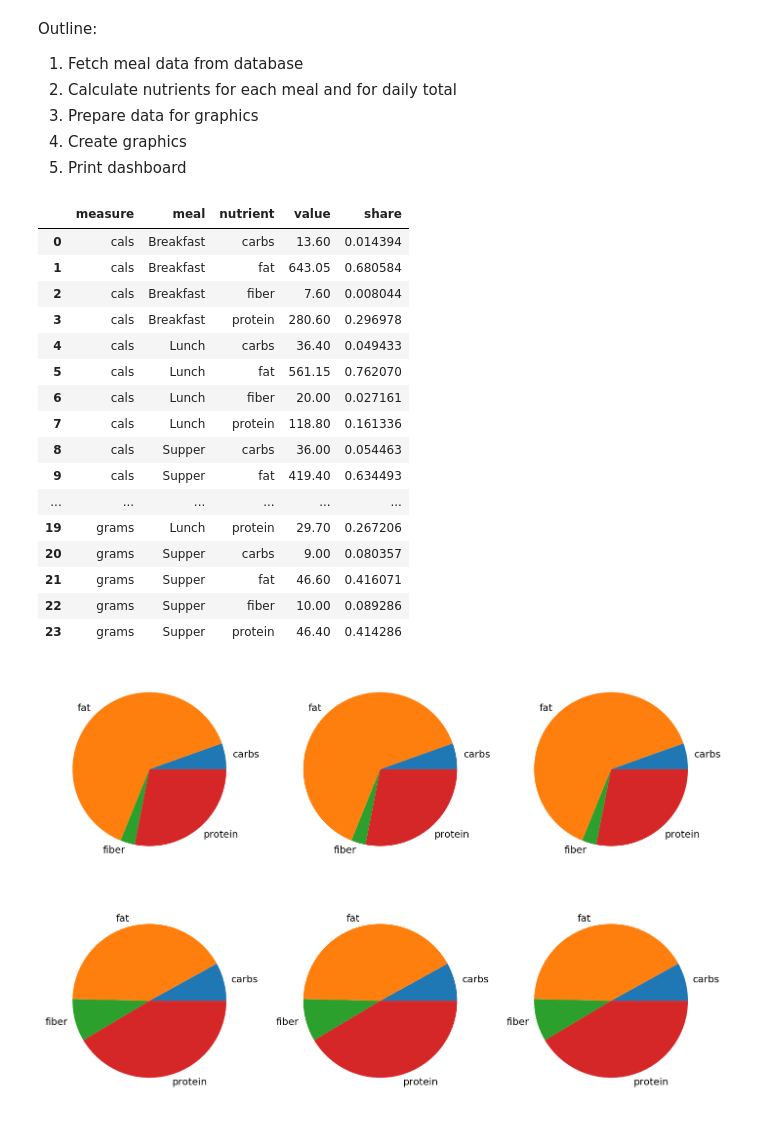
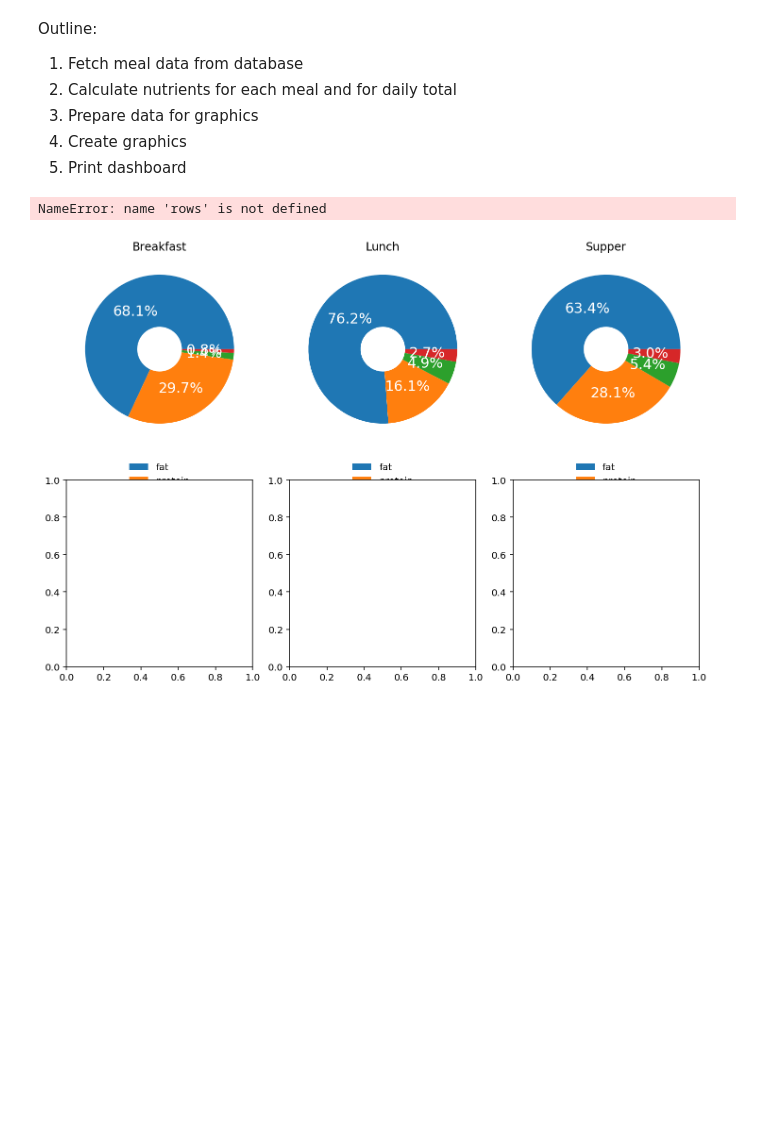
Before and after one commit to fabiangunzinger/learning, a Jupyter notebook: food-data/foods.ipynb, the cells around one changed output. Cells and saved outputs as stored; diff of their text form; code cells hidden in the pictures; blank space fills up the shorter version.

Commit message:
Nice figures

```diff
--- a/food-data/foods.ipynb
+++ b/food-data/foods.ipynb
@@ -247,7 +247,7 @@ def calc_nuts(meals, add_total=True):
                     var_name='measure')
               .groupby('measure')
               .apply(calc_share)
-              .assign(nutrient = pd.Categorical(lambda ))
+              .assign(nutrient = lambda df: pd.Categorical(df.nutrient, ['fat', 'protein', 'carbs', 'fiber']))
 #               .melt(id_vars=['ingredient', 'nutrient', 'measure'],
 #                     var_name='metric')
              )
@@ -263,54 +263,46 @@ def calc_nuts(meals, add_total=True):
     pieces = []
     for meal in nuts:
         df = nuts[meal]
         df['meal'] = meal
         pieces.append(df)
 
     return pd.concat(pieces)
 
 
 def make_meals_data(data):
     return data.groupby(['measure', 'meal', 'nutrient'], as_index=False).sum()
     return data
 
 
 nuts = calc_nuts(meals, add_total=False)
 meals_data = make_meals_data(nuts)
 # nuts_data = make_nuts_data(nuts)
 
 # Need to correct shares in daily total, which sum to n meals rather than 1
 
 data = meals_data
 
 nrows = data.measure.nunique()
 ncols = data.meal.nunique()
 
 fig, ax = plt.subplots(nrows, ncols, figsize=(12, 8))
 
 for row, measure in enumerate(data.measure.unique()):
-    for col, meaa in enumerate(data.meal.unique()):
+    for col, meal in enumerate(data.meal.unique()):
         d = data.loc[(data.measure == measure) & (data.meal == meal)]
-        ax[row, col].pie(d.share, labels=d.nutrient);
-data
+        ax[row, col].pie(d.share, labels=d.nutrient, autopct='%1.1f%%',
+                               textprops=dict(color='white', size=15),
+                               wedgeprops=dict(width=.7))
+        ax[row, col].set(title=meal)
+        ax[row, col].legend(d.nutrient, loc='lower center', borderpad=-8, framealpha=0)
+
+    legend_labs = [data.nutrients.unique().capitalize().replace('_', ' ') for r in rows]
+    fig.legend(legend_labs, loc='lower center', ncol=4, fontsize=20,
+               framealpha=0, borderpad=0)
+    fig.tight_layout();
 # %% [output]
-|  | measure | meal | nutrient | value | share |
-| 0 | cals | Breakfast | carbs | 13.60 | 0.014394 |
-| 1 | cals | Breakfast | fat | 643.05 | 0.680584 |
-| 2 | cals | Breakfast | fiber | 7.60 | 0.008044 |
-| 3 | cals | Breakfast | protein | 280.60 | 0.296978 |
-| 4 | cals | Lunch | carbs | 36.40 | 0.049433 |
-| 5 | cals | Lunch | fat | 561.15 | 0.762070 |
-| 6 | cals | Lunch | fiber | 20.00 | 0.027161 |
-| 7 | cals | Lunch | protein | 118.80 | 0.161336 |
-| 8 | cals | Supper | carbs | 36.00 | 0.054463 |
-| 9 | cals | Supper | fat | 419.40 | 0.634493 |
-| ... | ... | ... | ... | ... | ... |
-| 19 | grams | Lunch | protein | 29.70 | 0.267206 |
-| 20 | grams | Supper | carbs | 9.00 | 0.080357 |
-| 21 | grams | Supper | fat | 46.60 | 0.416071 |
-| 22 | grams | Supper | fiber | 10.00 | 0.089286 |
-| 23 | grams | Supper | protein | 46.40 | 0.414286 |
+NameError: name 'rows' is not defined
-[figure, old version]
+[figure, new version]
 # %%
 
 
```
